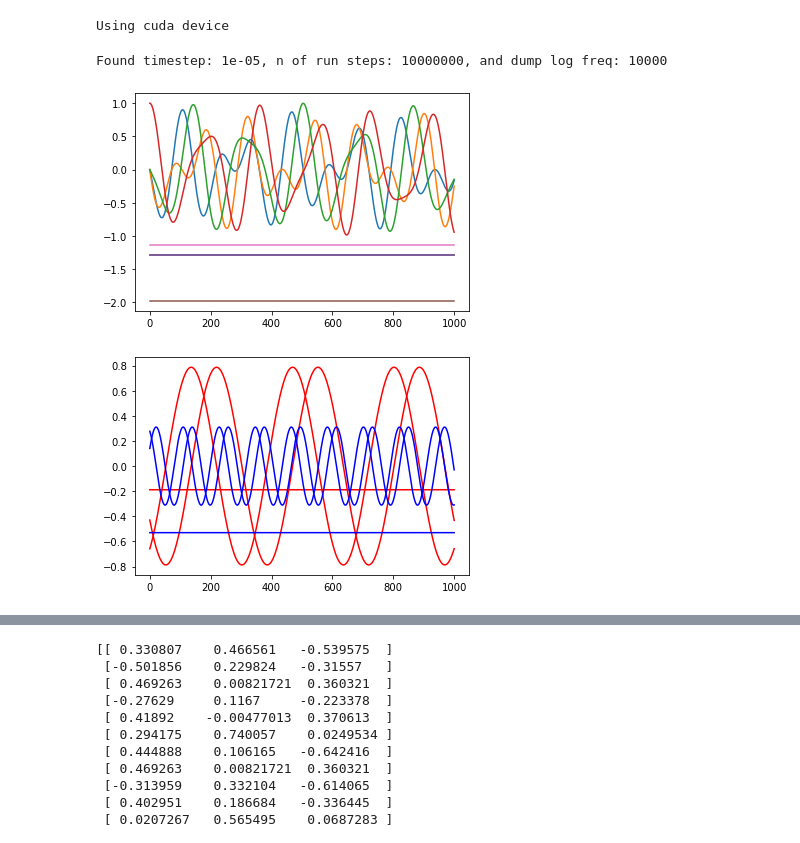
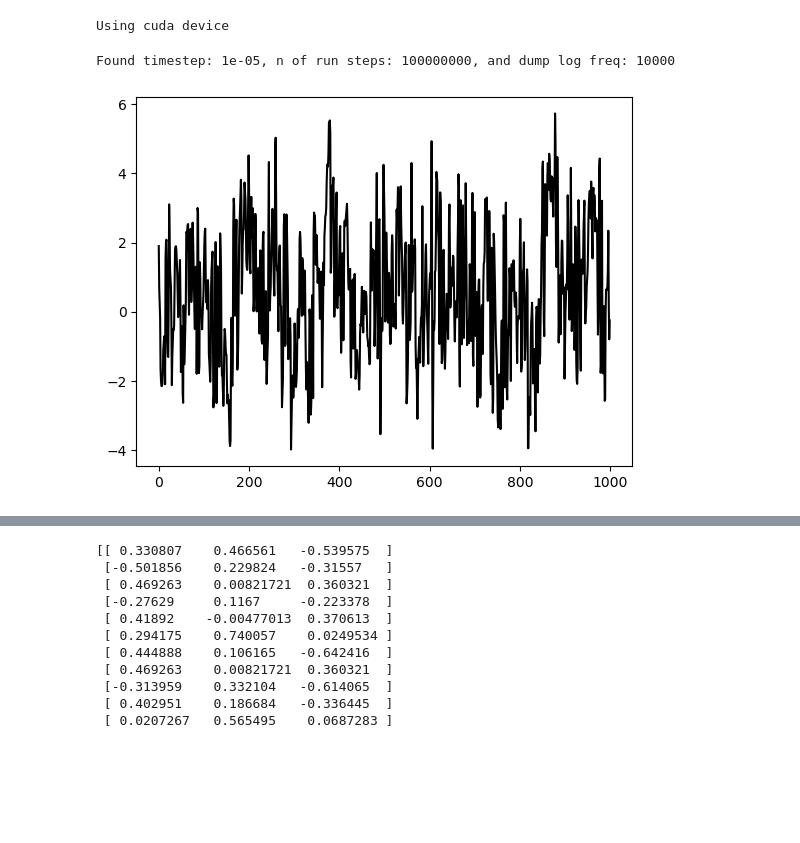
Before and after one commit to jakublala/coarsegrained-md-neural-ode, a Jupyter notebook: cg_potential_with_rotation.ipynb, the cells around one changed output, grey strips where cells are left out. Saved outputs shown, nothing was run; the diff lists cells and outputs as text; code cells hidden in the pictures; blank space fills up the shorter version.

```diff
--- a/cg_potential_with_rotation.ipynb
+++ b/cg_potential_with_rotation.ipynb
@@ -337,46 +326,41 @@ def get_batch_mod(traj, batch_size, batch_length, dt):
 
     return batch_t, pos_init, batch_trajs
 # %%
-# prefix = 'hexagons/trajectories/dump_2503/cutoff-2.5/'
-# file_name = prefix+'NVE-temp-2.25_K-0.018140589569161_r-0_s-5'
-
-prefix = 'hexagons/trajectories/double/'
-file_name = prefix+'NVE-temp-0.45_K-0.219478737997257_r-0_s-5'
-
+prefix = 'hexagons/trajectories/dump_2503/cutoff-2.5/'
+file_name = prefix+'NVE-temp-1.5_K-0.0272108843537415_r-0_s-5'
 
 reader = Reader(file_name)
 # log_labels, log_lines = reader.read_simulation_log()
 traj_labels, traj_lines = reader.read_reduced_traj(save=True)
 orig_labels, orig_lines = reader.read_original_traj(save=True)
 
 centre_of_masses, quaternions, velocities, ang_velocities, ang_momenta, inertia = get_data(file_name)
 com = centre_of_masses.iloc[:, 1:4].to_numpy()
 vel = velocities.iloc[:, 1:4].to_numpy()
 quats = quaternions.iloc[:, 1:5].to_numpy()
 ang_momenta = ang_momenta.iloc[:, 1:4].to_numpy()
 # use phase space to plot how far we are?
 end_index = 1000
 plt.plot(ang_momenta[0:1000, 0], 'k')
+plt.show()
+# plt.plot(quats[:, 0])
+# plt.plot(quats[:, 1])
+# plt.plot(quats[:, 2])
+# plt.plot(quats[:, 3])
+# plt.plot(ang_momenta[:, 0])
+# plt.plot(ang_momenta[:, 1])
+# plt.plot(ang_momenta[:, 2])
+
 # plt.show()
-plt.plot(quats[:, 0])
-plt.plot(quats[:, 1])
-plt.plot(quats[:, 2])
-plt.plot(quats[:, 3])
-plt.plot(ang_momenta[:, 0])
-plt.plot(ang_momenta[:, 1])
-plt.plot(ang_momenta[:, 2])
+# trajectory = process_data(centre_of_masses, quaternions, velocities, ang_velocities, inertia)
+# ang_vel = trajectory[1].cpu().detach().numpy()
+# plt.plot(ang_vel[0, :, 0, :], 'r')
+# plt.plot(ang_vel[0, :, 1, :], 'b')
 
-plt.show()
-trajectory = process_data(centre_of_masses, quaternions, velocities, ang_velocities, inertia)
-ang_vel = trajectory[1].cpu().detach().numpy()
-plt.plot(ang_vel[0, :, 0, :], 'r')
-plt.plot(ang_vel[0, :, 1, :], 'b')
-
-plt.show()
+# plt.show()
 # %% [output]
-Found timestep: 1e-05, n of run steps: 10000000, and dump log freq: 10000
+Found timestep: 1e-05, n of run steps: 100000000, and dump log freq: 10000
-[figure, old version]
+[figure, new version]
-[figure, removed]
 # %%
 from diffmd.solvers import odeint_adjoint
 torch.manual_seed(5)
```
Also changed, not shown: parts of 6 cells of this notebook, 5 other files.
